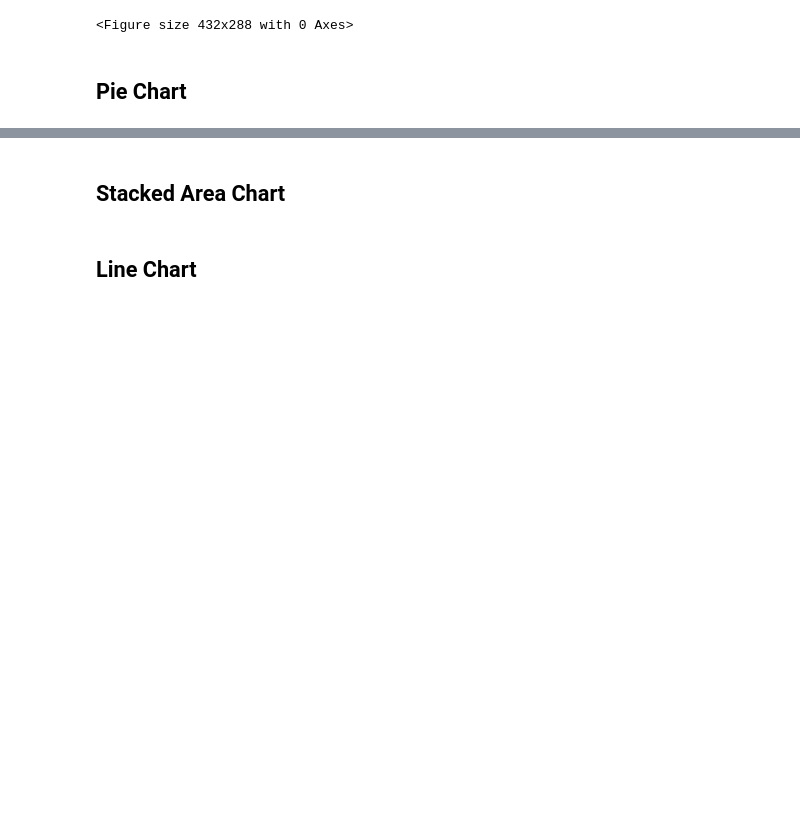
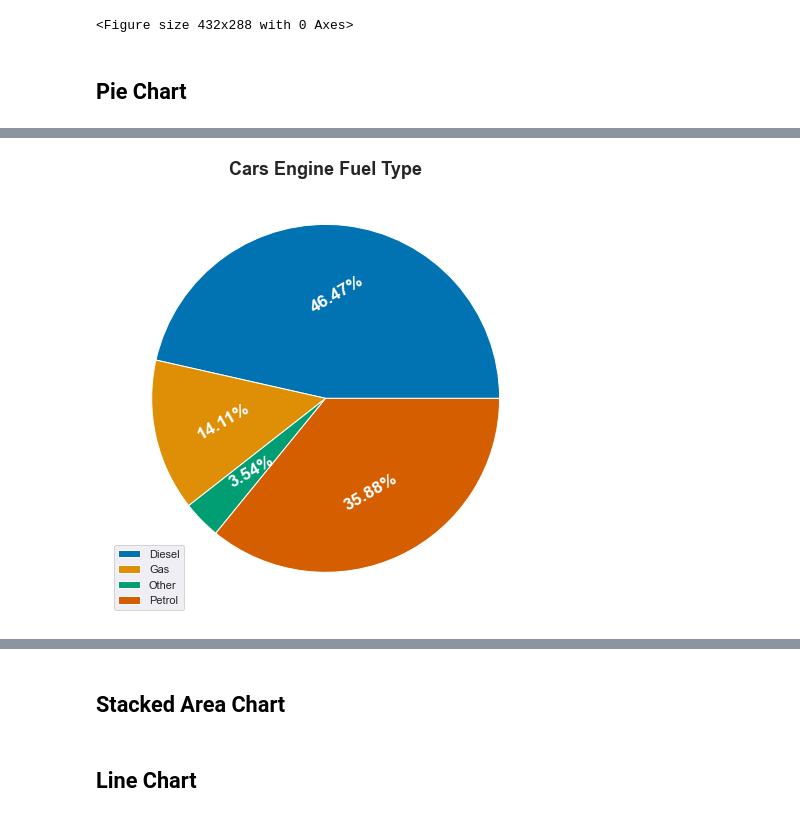
Before and after one commit to roblivesinottawa/data_analytics_python, a Jupyter notebook: S34 - Data Visualization/L1/Data Viz Notebook Template.ipynb, the cells around one changed output, grey strips where cells are left out. Saved outputs shown, nothing was run; the diff lists cells and outputs as text; code cells hidden in the pictures; blank space fills up the shorter version.

Commit message:
data viz pie chart

```diff
--- a/S34 - Data Visualization/L1/Data Viz Notebook Template.ipynb
+++ b/S34 - Data Visualization/L1/Data Viz Notebook Template.ipynb
@@ -67,3 +67,11 @@ plt.savefig("used_cars_bar.png")
 <Figure size 432x288 with 0 Axes>
 # %% [markdown]
 ## Pie Chart
+# %%
+# disclaimer: pie charts are considered a bad choice for data viz
+
+# load the dataset using pandas dataframe
+df_fuel_engine_type = pd.read_csv("pie_chart_data.csv")
+
+# display the contents of the dataframe
+df_fuel_engine_type
@@ -69,0 +84,15 @@ plt.savefig("used_cars_bar.png")
+# %%
+sns.set_palette('colorblind')
+# %%
+plt.figure(figsize=(10,8))
+plt.pie(df_fuel_engine_type['Number of Cars'], labels=df_fuel_engine_type['Engine Fuel Type'].values,
+                            autopct='%.2f%%',
+                            textprops={'size':'x-large',
+                                        'fontweight': 'bold',
+                                        'rotation': '30',
+                                        'color': 'w'})
+plt.legend()
+plt.title("Cars Engine Fuel Type", fontsize=18, fontweight='bold')
+plt.show()
+# %% [output]
+[figure, added]
```
Also changed, not shown: parts of 5 cells of this notebook, 5 other files.
